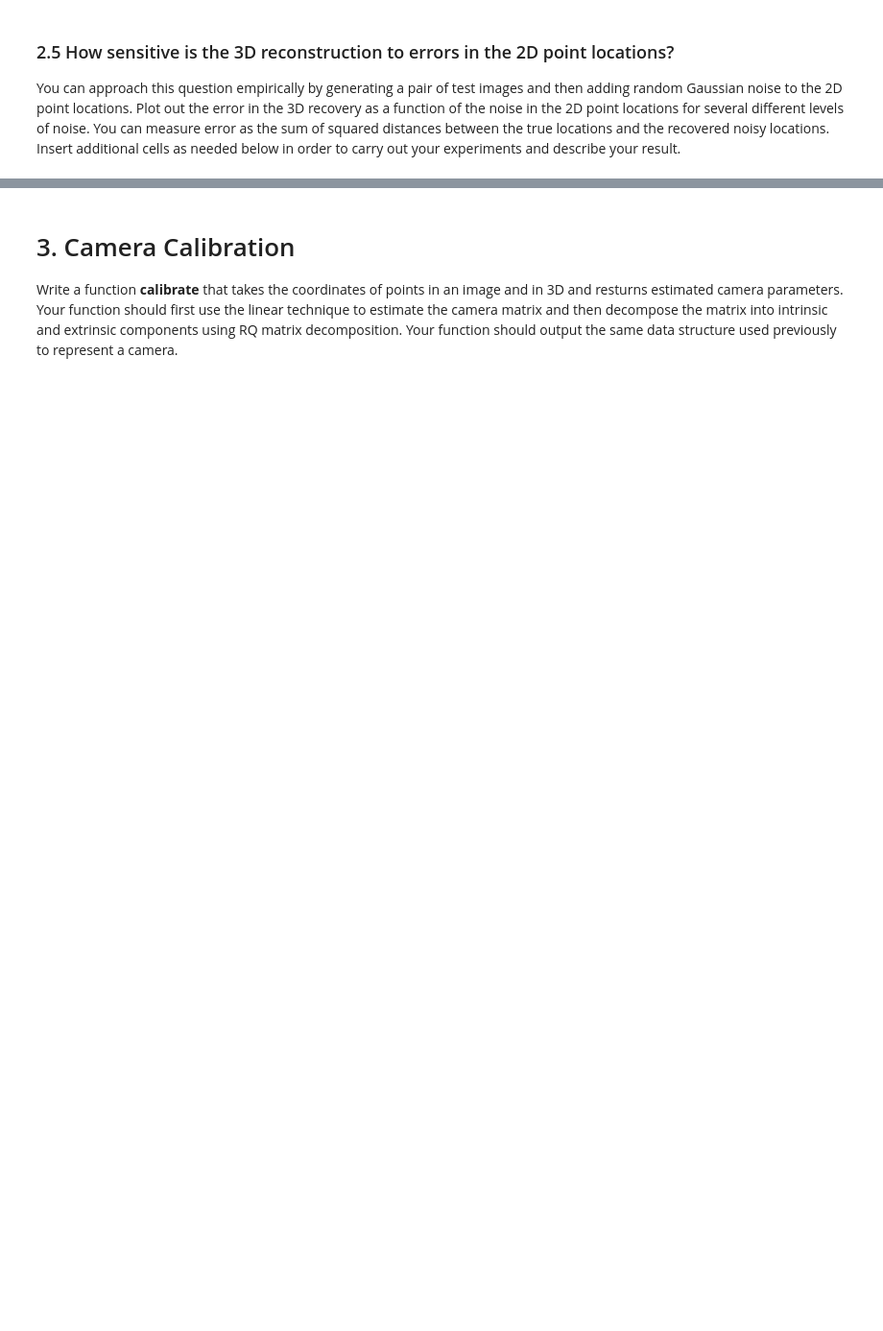
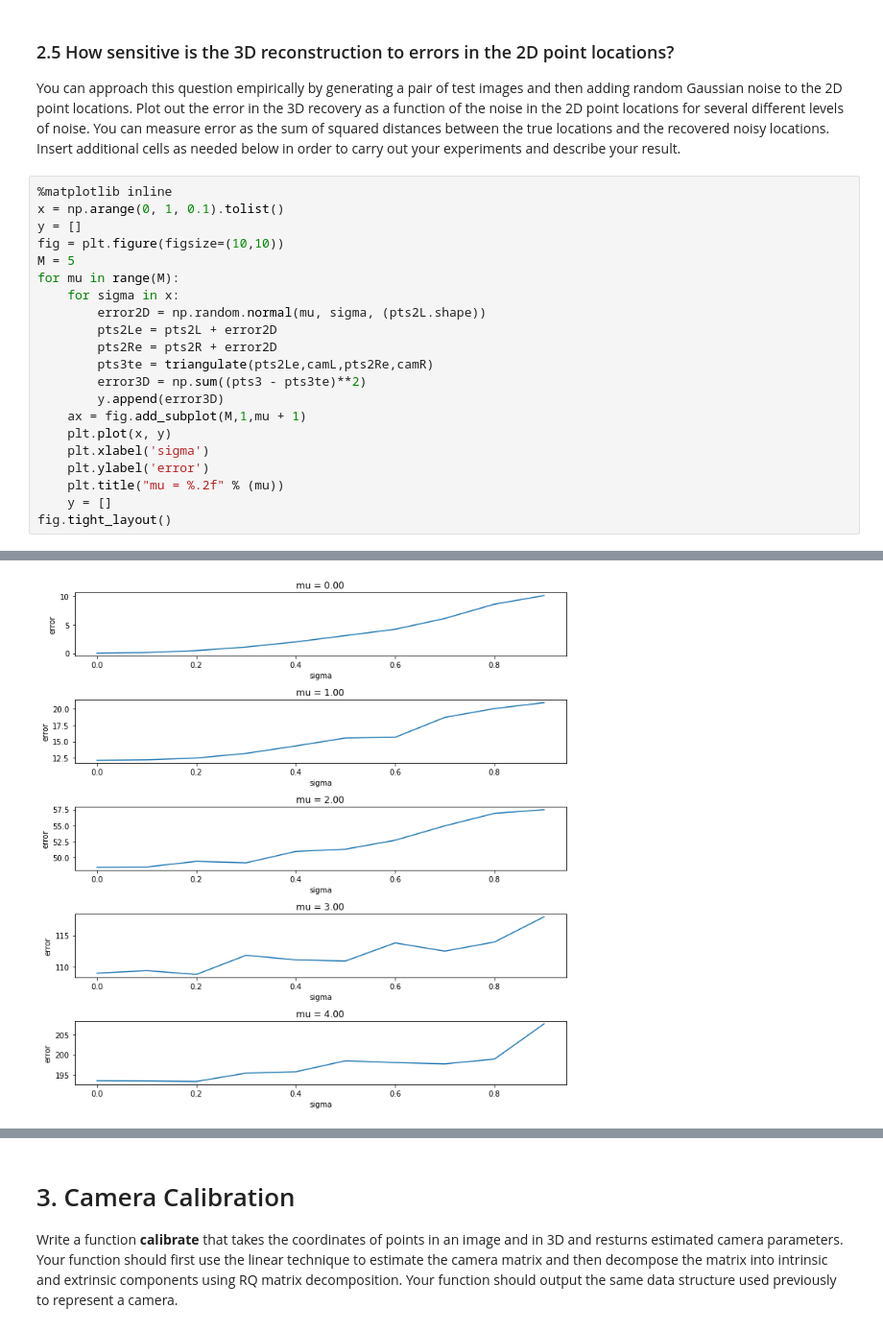
Before and after one commit to SIGUSRz/LightGeo, a Jupyter notebook: HW1/assignment1.ipynb, the cells around one changed output, grey strips where cells are left out. Shown at 96% size. Drawn from its saved outputs; the diff is of its cells as text; blank space fills up the shorter version.

```diff
--- a/HW1/assignment1.ipynb
+++ b/HW1/assignment1.ipynb
@@ -290,3 +461,25 @@ plt.ylabel('y')
 ### 2.5 How sensitive is the 3D reconstruction to errors in the 2D point locations?
 
 You can approach this question empirically by generating a pair of test images and then adding random Gaussian noise to the 2D point locations. Plot out the error in the 3D recovery as a function of the noise in the 2D point locations for several different levels of noise. You can measure error as the sum of squared distances between the true locations and the recovered noisy locations.  Insert additional cells as needed below in order to carry out your experiments and describe your result.
+# %%
+%matplotlib inline
+x = np.arange(0, 1, 0.1).tolist()
+y = []
+fig = plt.figure(figsize=(10,10))
+M = 5
+for mu in range(M):
+    for sigma in x:
+        error2D = np.random.normal(mu, sigma, (pts2L.shape))
+        pts2Le = pts2L + error2D
+        pts2Re = pts2R + error2D
+        pts3te = triangulate(pts2Le,camL,pts2Re,camR)
+        error3D = np.sum((pts3 - pts3te)**2)
+        y.append(error3D)
+    ax = fig.add_subplot(M,1,mu + 1)
+    plt.plot(x, y)
+    plt.xlabel('sigma')
+    plt.ylabel('error')
+    plt.title("mu = %.2f" % (mu))
+    y = []
+fig.tight_layout()
+# %% [output]
@@ -293,3 +487,4 @@ You can approach this question empirically by generating a pair of test images a
+[figure, added]
 # %% [markdown]
 ### 2.6 How sensitive is the 3D reconstruction procedure to errors in the camera parameters?
 
```
Also changed, not shown: parts of 26 cells of this notebook, 3 other files.
